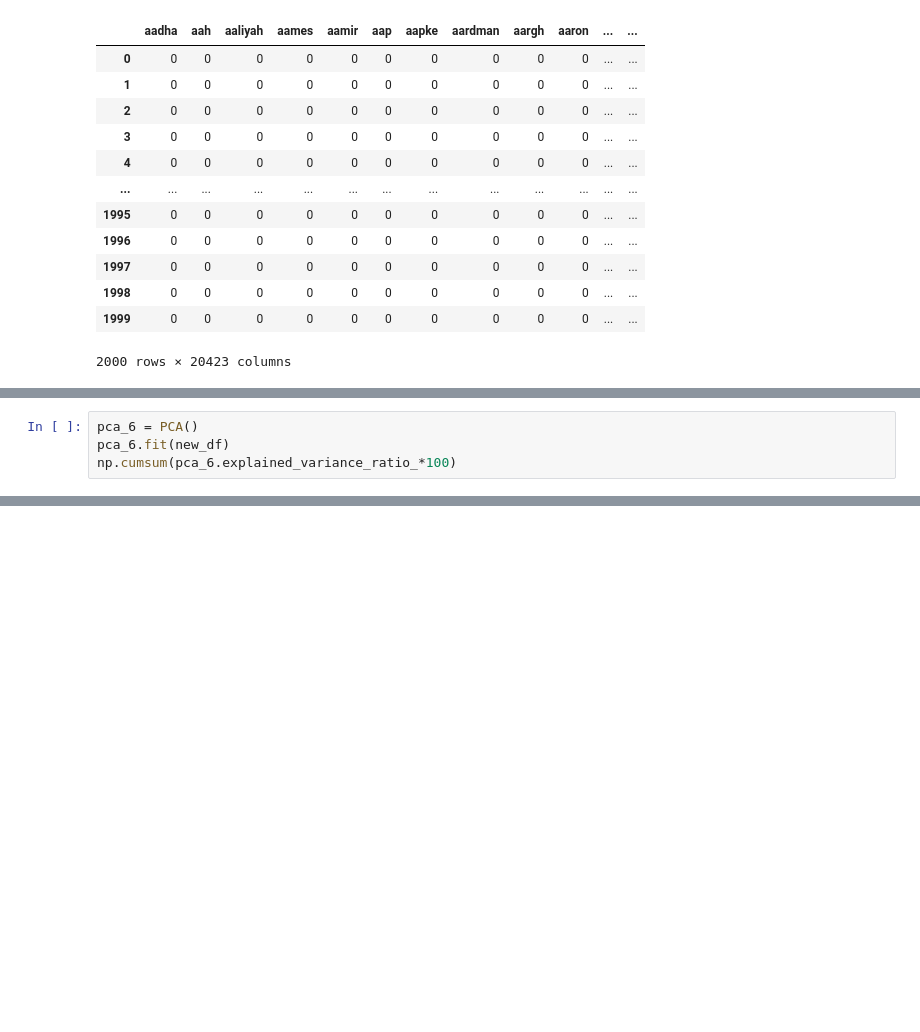
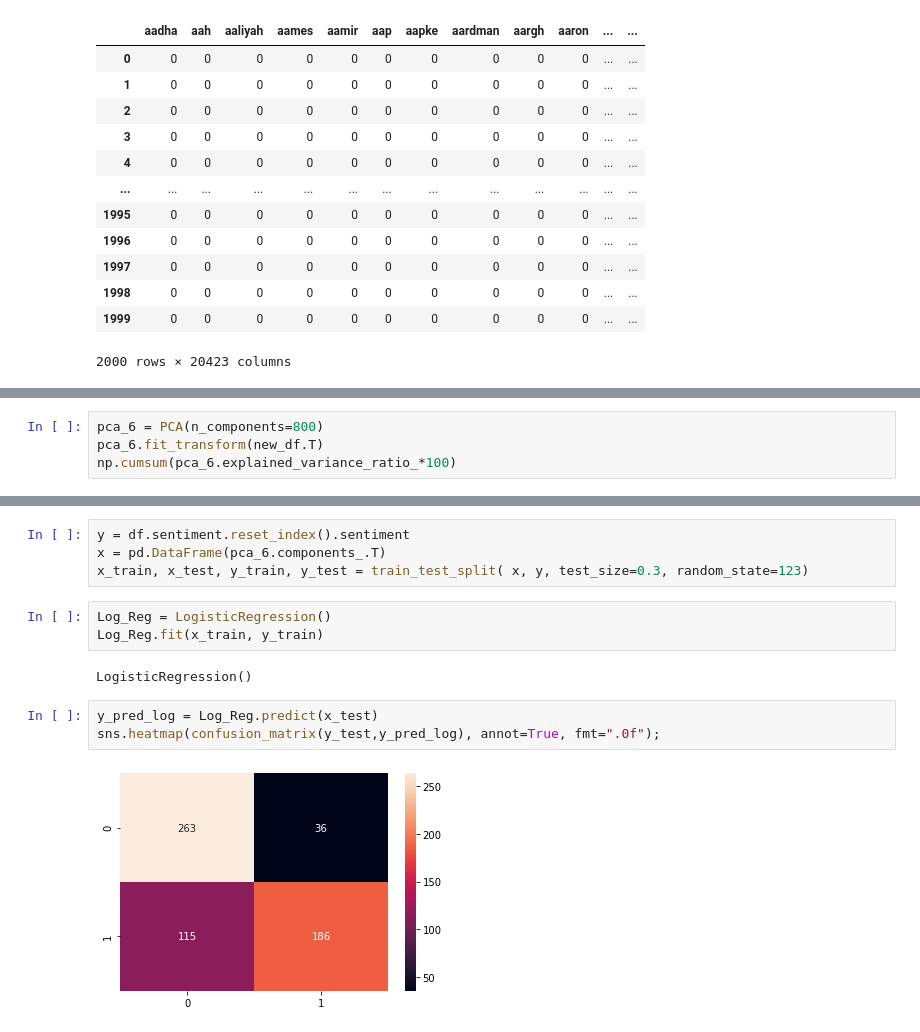
Before and after one commit to FaisalAlasgah/SDAIA_Natural_Language_Processing, a Jupyter notebook: NLP.ipynb, the cells around one changed output, grey strips where cells are left out. Cells and saved outputs as stored; diff of their text form; blank space fills up the shorter version.

Commit message:
✍️ | implement linear regression

```diff
--- a/NLP.ipynb
+++ b/NLP.ipynb
@@ -198,5 +207,5 @@ new_df
 # %%
-pca_6 = PCA()
-pca_6.fit(new_df)
+pca_6 = PCA(n_components=800)
+pca_6.fit_transform(new_df.T)
 np.cumsum(pca_6.explained_variance_ratio_*100)
 # %% [output]
@@ -204,0 +298,14 @@ array([  5.382434  ,   9.23344502,  11.04729668, ..., 100.        ,
+# %%
+y = df.sentiment.reset_index().sentiment
+x = pd.DataFrame(pca_6.components_.T)
+x_train, x_test, y_train, y_test = train_test_split( x, y, test_size=0.3, random_state=123)
+# %%
+Log_Reg = LogisticRegression()
+Log_Reg.fit(x_train, y_train)
+# %% [output]
+LogisticRegression()
+# %%
+y_pred_log = Log_Reg.predict(x_test)
+sns.heatmap(confusion_matrix(y_test,y_pred_log), annot=True, fmt=".0f");
+# %% [output]
+[figure, added]
```
Also changed, not shown: parts of 12 cells of this notebook.
